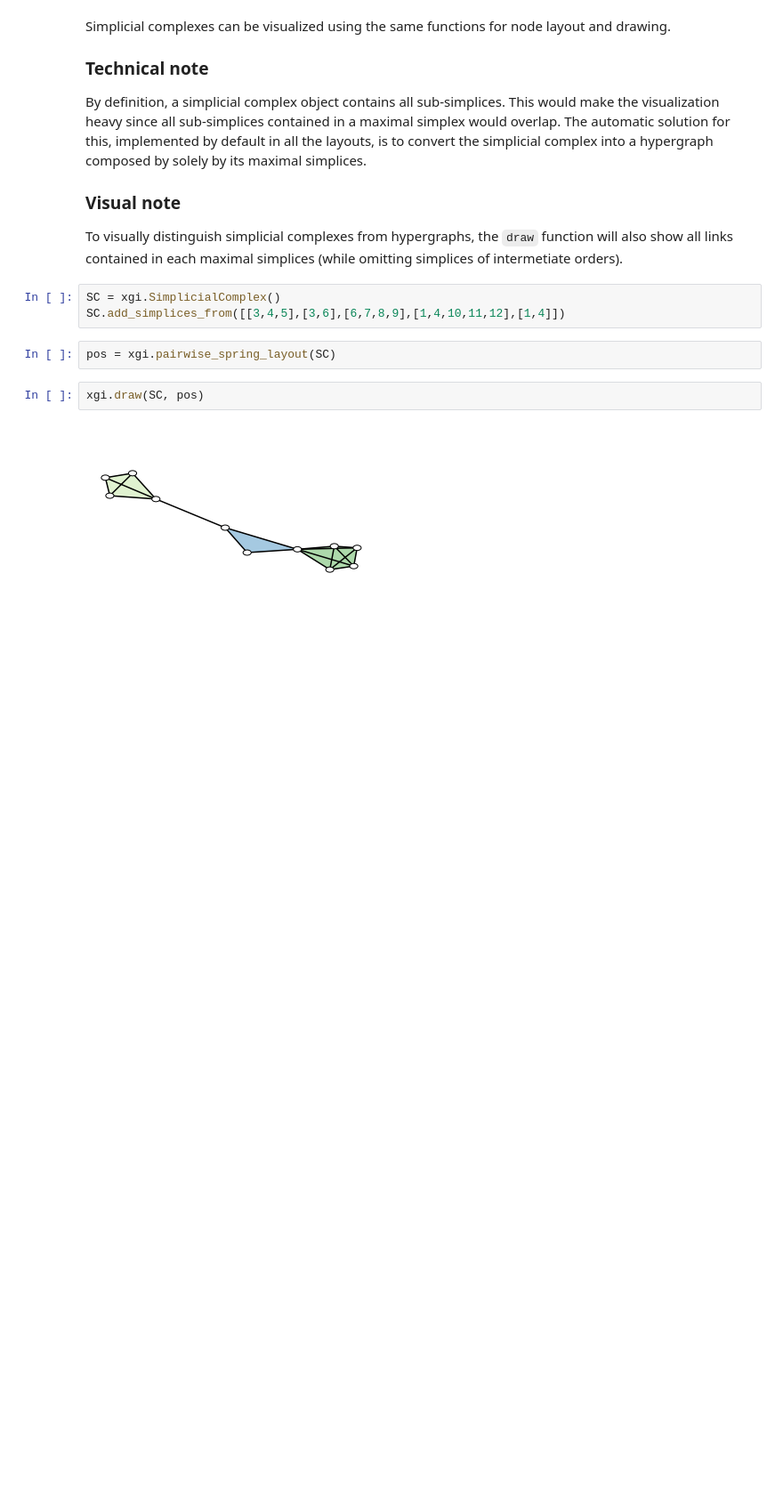
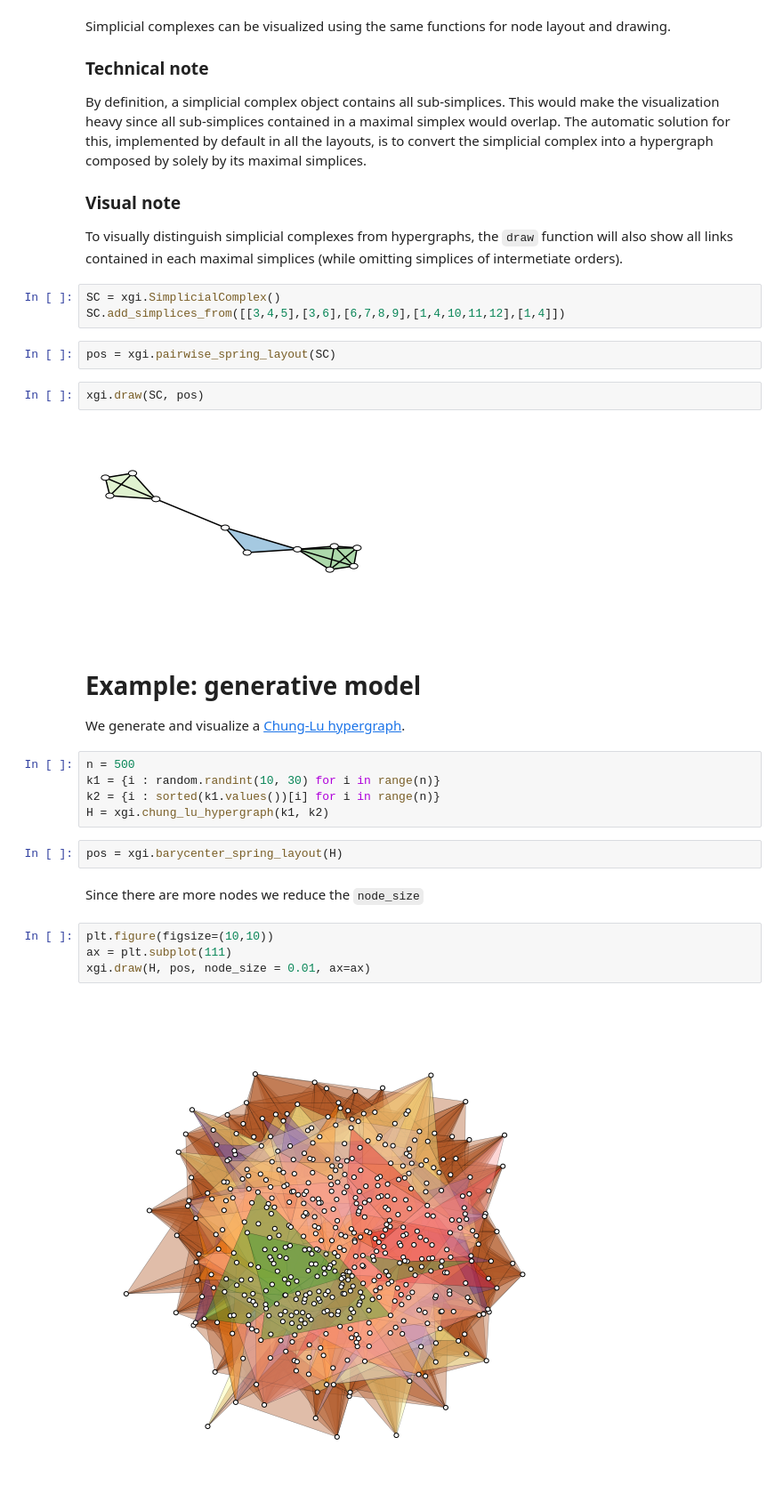
Before and after one commit to xgi-org/xgi, a Jupyter notebook: tutorials/Tutorial 5 - Plotting.ipynb, the cells around one changed output. Shown at 89% size. Cells and saved outputs as stored; diff of their text form; blank space fills up the shorter version.

Commit message:
added gen. model example to viz tutorial

````diff
--- a/tutorials/Tutorial 5 - Plotting.ipynb
+++ b/tutorials/Tutorial 5 - Plotting.ipynb
@@ -81,4 +81,22 @@ pos = xgi.pairwise_spring_layout(SC)
 xgi.draw(SC, pos)
 # %% [output]
 [figure]
+# %% [markdown]
+# Example: generative model
+We generate and visualize a [Chung-Lu hypergraph](https://doi.org/10.1093/comnet/cnx001).
+# %%
+n = 500
+k1 = {i : random.randint(10, 30) for i in range(n)}
+k2 = {i : sorted(k1.values())[i] for i in range(n)}
+H = xgi.chung_lu_hypergraph(k1, k2)
+# %%
+pos = xgi.barycenter_spring_layout(H)
+# %% [markdown]
+Since there are more nodes we reduce the ```node_size```
+# %%
+plt.figure(figsize=(10,10))
+ax = plt.subplot(111)
+xgi.draw(H, pos, node_size = 0.01, ax=ax)
+# %% [output]
+[figure, added]
 # %% [markdown]
````
Also changed, not shown: parts of 3 cells of this notebook.
